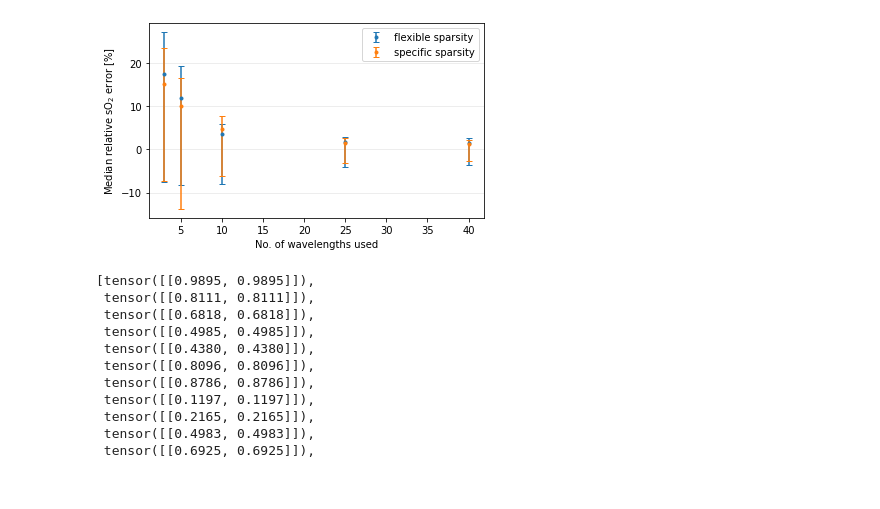
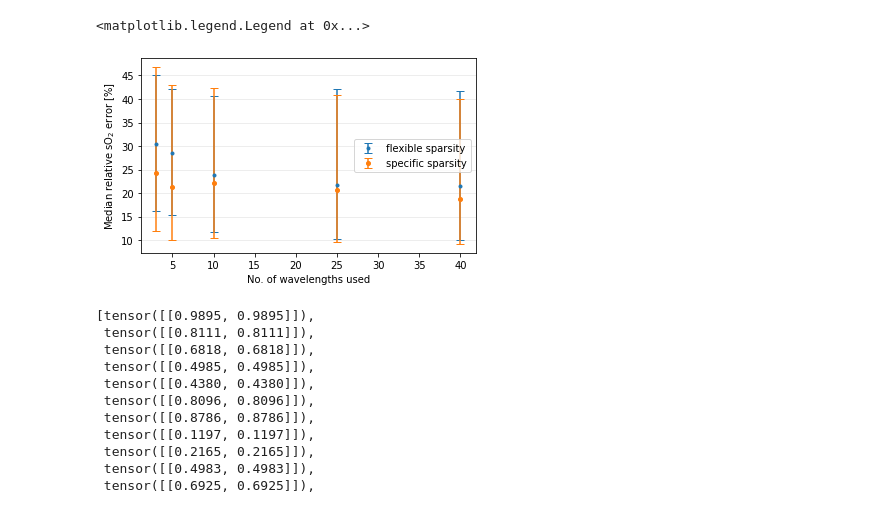
Before and after one commit to micdoh/qPAI_cINN_uncertainty_estimation, a Jupyter notebook: notebooks/multiple_eval.ipynb, the cells around one changed output. Saved outputs shown, nothing was run; the diff lists cells and outputs as text; code cells hidden in the pictures.

Commit message:
Updated plots

```diff
--- a/notebooks/multiple_eval.ipynb
+++ b/notebooks/multiple_eval.ipynb
@@ -38,7 +36,7 @@ df_generic = df[df.name.str.startswith('g')]
 df_melanin = df[df.name.str.startswith('m')]
 # %%
 df = pd.read_csv(output_csv)
-df = df[df.name.str.startswith('p')]  # Phantom only
+df = df[df.name.str.startswith('m')]  # Phantom only
 #df = df[~df.name.str.contains('flexi')]  # Non-flexi only
 phantom_best_rows_part = []
 for train in ['_partitioned', 'unpartitioned']:
@@ -67,6 +65,7 @@ df.pivot(index='Sparsity', columns=['Training', 'Evaluation'], values=['Median r
 # %%
 df = pd.read_csv(output_csv)
-df = df[df.name.str.startswith('p')]
+dataset = 'melanin'
+df = df[df.name.str.startswith(dataset)]
 best_rows_flexi = []
 best_rows_specific = []
 
@@ -91,7 +90,6 @@ flexi_df
 # %%
-
 def get_relative_iqrs(name, df):
-    return np.vstack((df["iqr_upper"] - df[name], df[name] - df["iqr_lower"]))
+    return np.vstack((df[name] - df["iqr_lower"], df["iqr_upper"] - df[name]))
 
 fig, ax = plt.subplots()
 fig.subplots_adjust(top=0.8)
@@ -106,38 +104,39 @@ ax.errorbar(
     x, y,
     yerr=get_relative_iqrs('med_rel_err', flexi_df),
     label='flexible sparsity',
     #elinewidth=0.1,
-    capsize=3,
+    capsize=4,
     #ecolor='r',
     #errorevery=10,
     #markevery=10,
     #ls='none',
     ms=3,
     fmt='o',
 )
 
 x = specific_df['sparsity_eval']
 y = specific_df['med_rel_err']
 ax.errorbar(
     x, y,
     yerr=get_relative_iqrs('med_rel_err', specific_df),
     label='specific sparsity',
     #elinewidth=0.1,
-    capsize=3,
+    capsize=4,
     #ecolor='r',
     #errorevery=10,
     #markevery=10,
     #ls='none',
-    ms=3,
+    ms=4,
     fmt='o',
 )
 ax.yaxis.grid(True, linestyle='-', which='major', color='lightgrey',
                alpha=0.5)
 ax.legend()
 #ax.set_title(f"{measure_str} sO2 predictions of cINN based on 1000 samples")
-#save_fig(c.output_dir, f"flexi_specific_generic.png")
+#save_fig(c.output_dir, f"flexi_specific_{dataset}.png")
 # %% [output]
+<matplotlib.legend.Legend at 0x...>
-[figure, old version]
+[figure, new version]
 # %%
 training_dataloader = prepare_dataloader(c.data_path, 'FlowPhantom_insilico_complicated', 'training', [40], 1)
 labels = []
```
Also changed, not shown: parts of 4 cells of this notebook, 4 other files.
